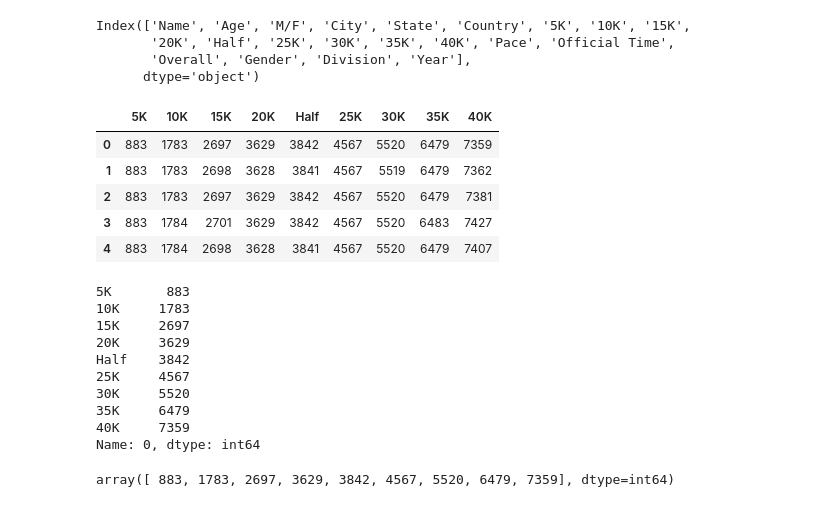
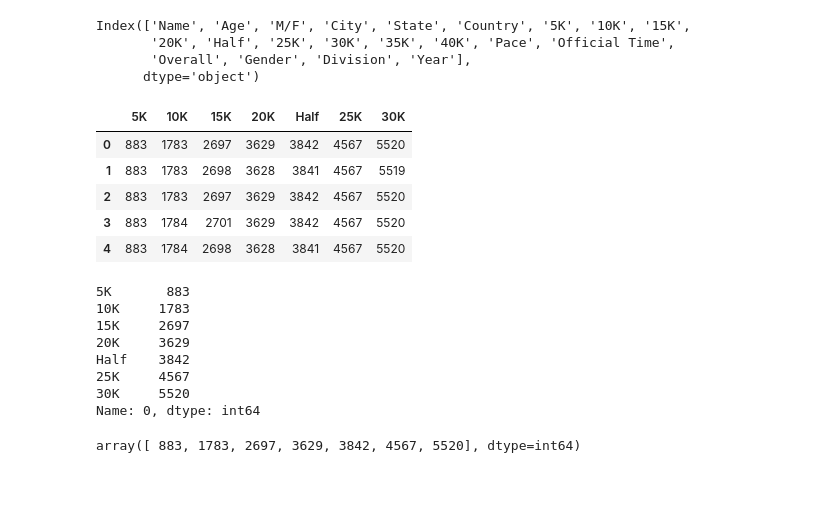
Before and after one commit to KyominHwang/DataScience, a Jupyter notebook: project1Marathon.ipynb, the cells around one changed output. Saved outputs shown, nothing was run; the diff lists cells and outputs as text; code cells hidden in the pictures.

```diff
--- a/project1Marathon.ipynb
+++ b/project1Marathon.ipynb
@@ -25,15 +21,15 @@ Index(['Name', 'Age', 'M/F', 'City', 'State', 'Country', '5K', '10K', '15K',
        'Overall', 'Gender', 'Division', 'Year'],
       dtype='object')
 # %%
-y_train = data[["5K","10K","15K","20K","Half","25K","30K","35K","40K"]]
+y_train = data[["5K","10K","15K","20K","Half","25K","30K"]]
 y_train.head()
 # %% [output]
-|  | 5K | 10K | 15K | 20K | Half | 25K | 30K | 35K | 40K |
-| 0 | 883 | 1783 | 2697 | 3629 | 3842 | 4567 | 5520 | 6479 | 7359 |
-| 1 | 883 | 1783 | 2698 | 3628 | 3841 | 4567 | 5519 | 6479 | 7362 |
-| 2 | 883 | 1783 | 2697 | 3629 | 3842 | 4567 | 5520 | 6479 | 7381 |
-| 3 | 883 | 1784 | 2701 | 3629 | 3842 | 4567 | 5520 | 6483 | 7427 |
-| 4 | 883 | 1784 | 2698 | 3628 | 3841 | 4567 | 5520 | 6479 | 7407 |
+|  | 5K | 10K | 15K | 20K | Half | 25K | 30K |
+| 0 | 883 | 1783 | 2697 | 3629 | 3842 | 4567 | 5520 |
+| 1 | 883 | 1783 | 2698 | 3628 | 3841 | 4567 | 5519 |
+| 2 | 883 | 1783 | 2697 | 3629 | 3842 | 4567 | 5520 |
+| 3 | 883 | 1784 | 2701 | 3629 | 3842 | 4567 | 5520 |
+| 4 | 883 | 1784 | 2698 | 3628 | 3841 | 4567 | 5520 |
 # %%
 y_train.loc[0]
 # %% [output]
@@ -44,7 +40,5 @@ y_train.loc[0]
 Half    3842
 25K     4567
 30K     5520
-35K     6479
-40K     7359
 Name: 0, dtype: int64
 # %%
@@ -52,7 +46,7 @@ x_train = np.array([5,10,15,20,21,25,30,35,40])
 # %%
 pd.Series.to_numpy(y_train.loc[0])
 # %% [output]
-array([ 883, 1783, 2697, 3629, 3842, 4567, 5520, 6479, 7359], dtype=int64)
+array([ 883, 1783, 2697, 3629, 3842, 4567, 5520], dtype=int64)
 # %%
 import numpy as np
 # %%
```
Also changed, not shown: parts of 6 cells of this notebook.
